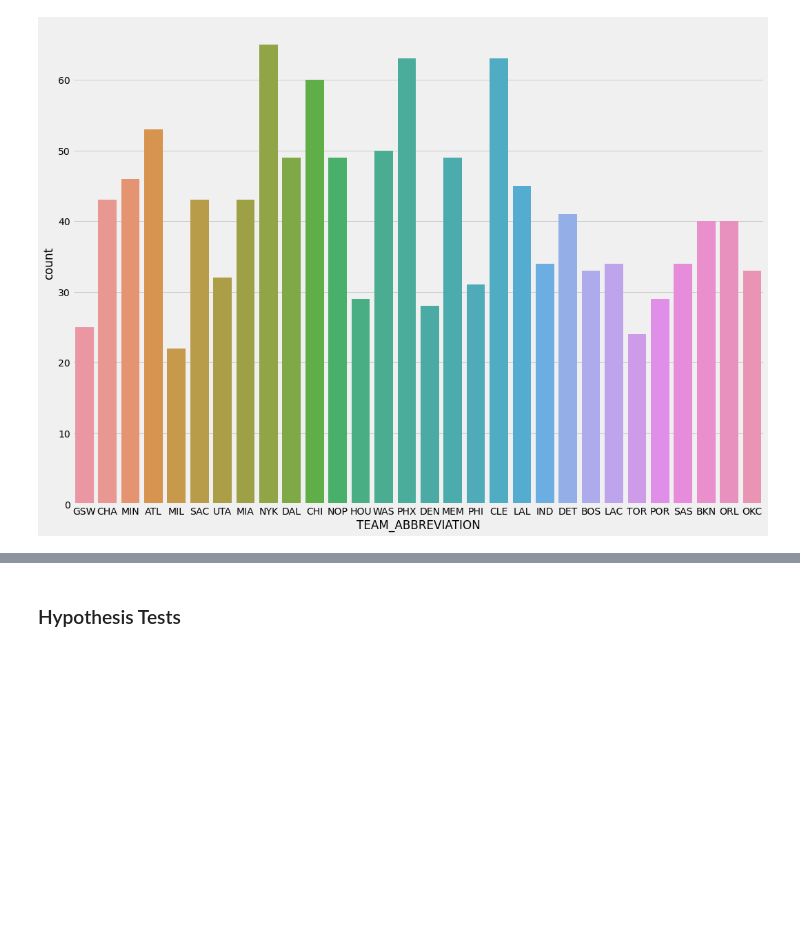
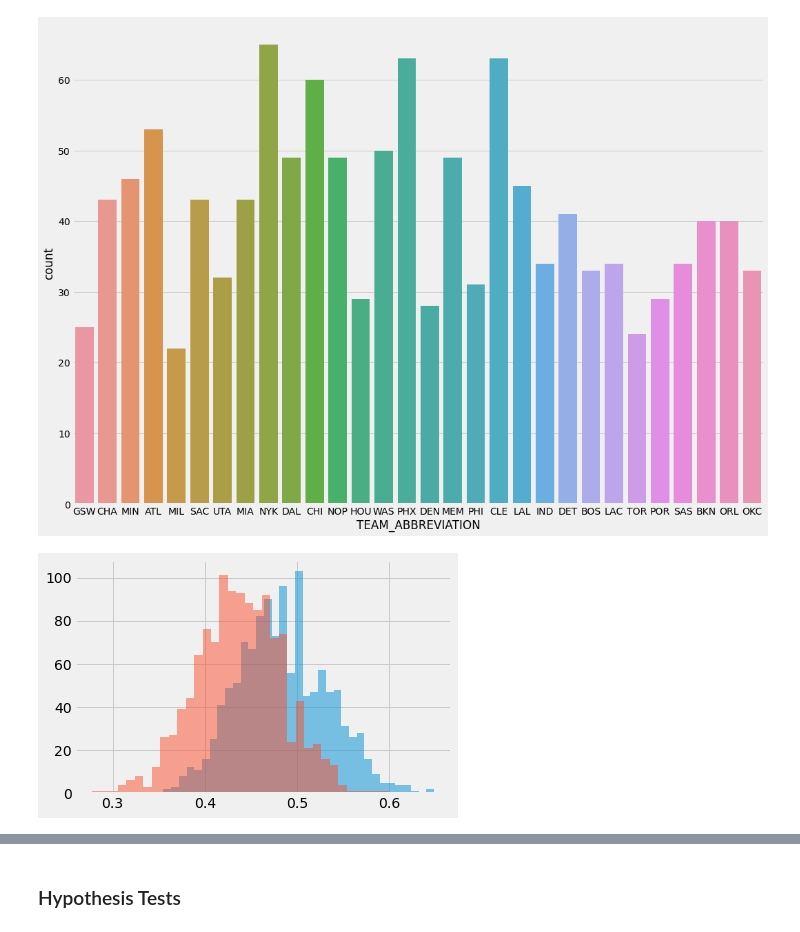
Before and after one commit to alicetsai1020/Off_v_Def_Play, a Jupyter notebook: draft.ipynb, the cells around one changed output, grey strips where cells are left out. Cells and saved outputs as stored; diff of their text form; code cells hidden in the pictures; blank space fills up the shorter version.

Commit message:
further plots

```diff
--- a/draft.ipynb
+++ b/draft.ipynb
@@ -198,3 +115,9 @@ fig, ax = plt.subplots(figsize=(16,12))
 sns.countplot(x='TEAM_ABBREVIATION', data=game_loss_query, ax=ax);
 # %% [output]
 [figure]
+# %%
+fig, ax = plt.subplots()
+ax.hist(game_win_query['FG_PCT'], alpha=0.5, bins=35)
+ax.hist(game_loss_query['FG_PCT'], alpha=0.5, bins=35);
+# %% [output]
+[figure, added]
```
Also changed, not shown: parts of 31 cells of this notebook.
